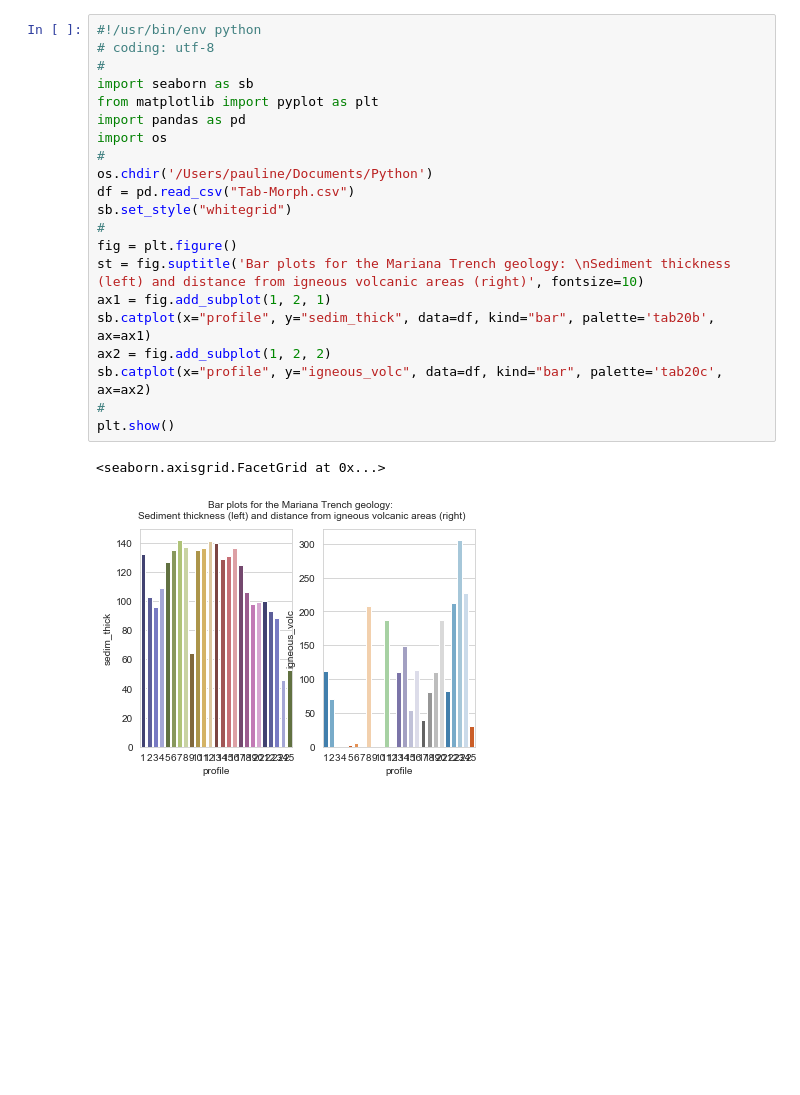
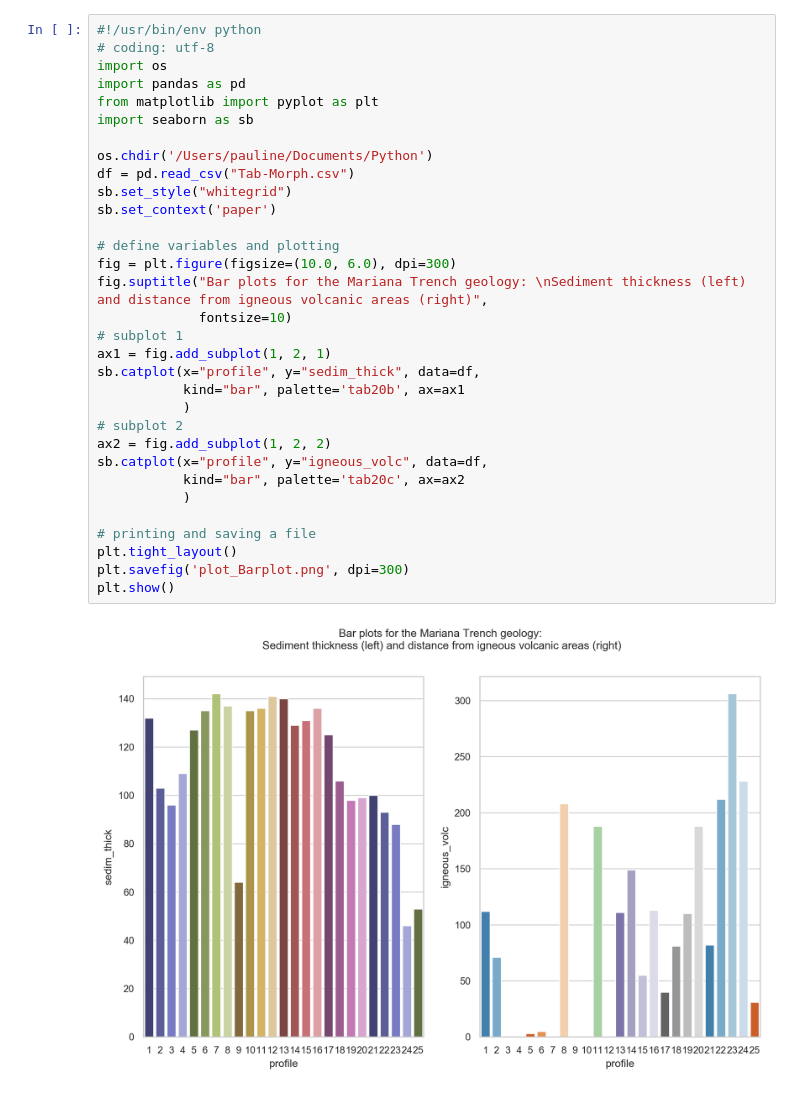
Before and after one commit to paulinelemenkova/Python-script-009-Bar-Plots, a Jupyter notebook: Script-009-BarPlot.ipynb, the cells around one changed output. Drawn from its saved outputs; the diff is of its cells as text; blank space fills up the shorter version.

```diff
--- a/Script-009-BarPlot.ipynb
+++ b/Script-009-BarPlot.ipynb
@@ -1,24 +1,34 @@
 # %%
 #!/usr/bin/env python
 # coding: utf-8
-#
+import os
+import pandas as pd
+from matplotlib import pyplot as plt
 import seaborn as sb
-from matplotlib import pyplot as plt
-import pandas as pd
-import os
-#
+
 os.chdir('/Users/pauline/Documents/Python')
 df = pd.read_csv("Tab-Morph.csv")
 sb.set_style("whitegrid")
-#
-fig = plt.figure()
-st = fig.suptitle('Bar plots for the Mariana Trench geology: \nSediment thickness (left) and distance from igneous volcanic areas (right)', fontsize=10)
+sb.set_context('paper')
+
+# define variables and plotting
+fig = plt.figure(figsize=(10.0, 6.0), dpi=300)
+fig.suptitle("Bar plots for the Mariana Trench geology: \nSediment thickness (left) and distance from igneous volcanic areas (right)",
+             fontsize=10)
+# subplot 1
 ax1 = fig.add_subplot(1, 2, 1)
-sb.catplot(x="profile", y="sedim_thick", data=df, kind="bar", palette='tab20b', ax=ax1)
+sb.catplot(x="profile", y="sedim_thick", data=df,
+           kind="bar", palette='tab20b', ax=ax1
+           )
+# subplot 2
 ax2 = fig.add_subplot(1, 2, 2)
-sb.catplot(x="profile", y="igneous_volc", data=df, kind="bar", palette='tab20c', ax=ax2)
-#
+sb.catplot(x="profile", y="igneous_volc", data=df,
+           kind="bar", palette='tab20c', ax=ax2
+           )
+
+# printing and saving a file
+plt.tight_layout()
+plt.savefig('plot_Barplot.png', dpi=300)
 plt.show()
 # %% [output]
-<seaborn.axisgrid.FacetGrid at 0x...>
-[figure, old version]
+[figure, new version]
```
Also changed, not shown: parts of 1 cell of this notebook, 1 other file.
